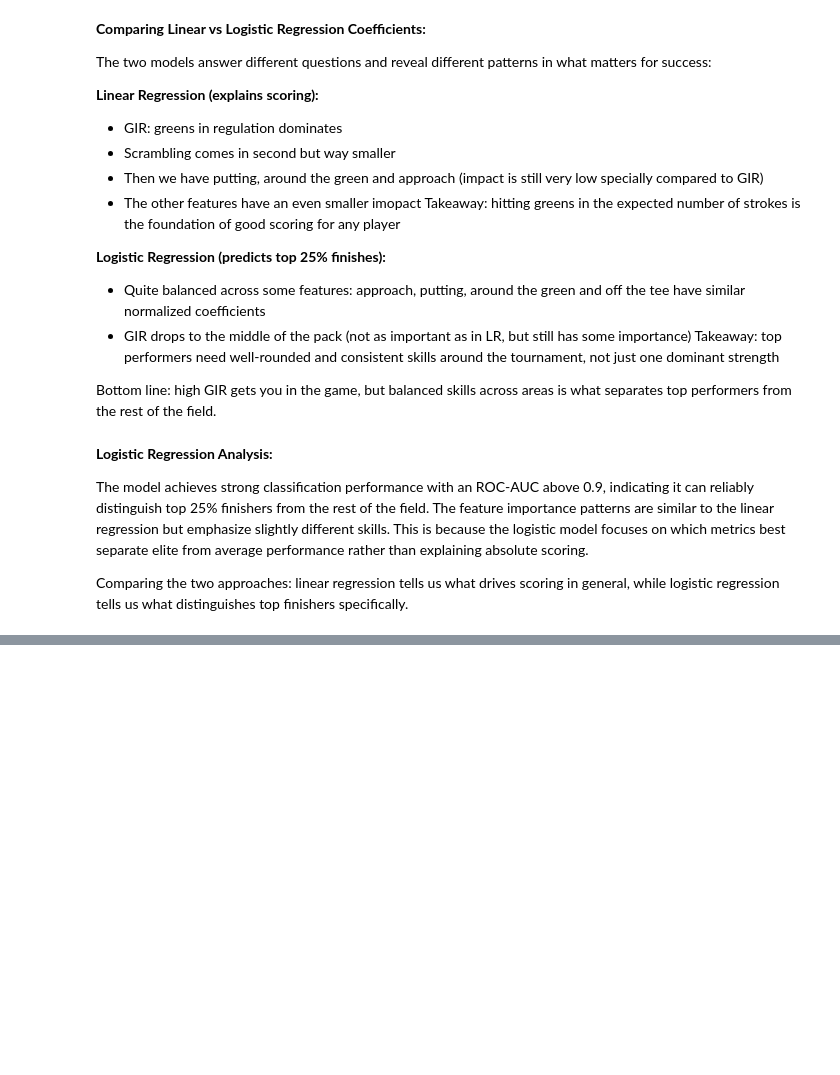
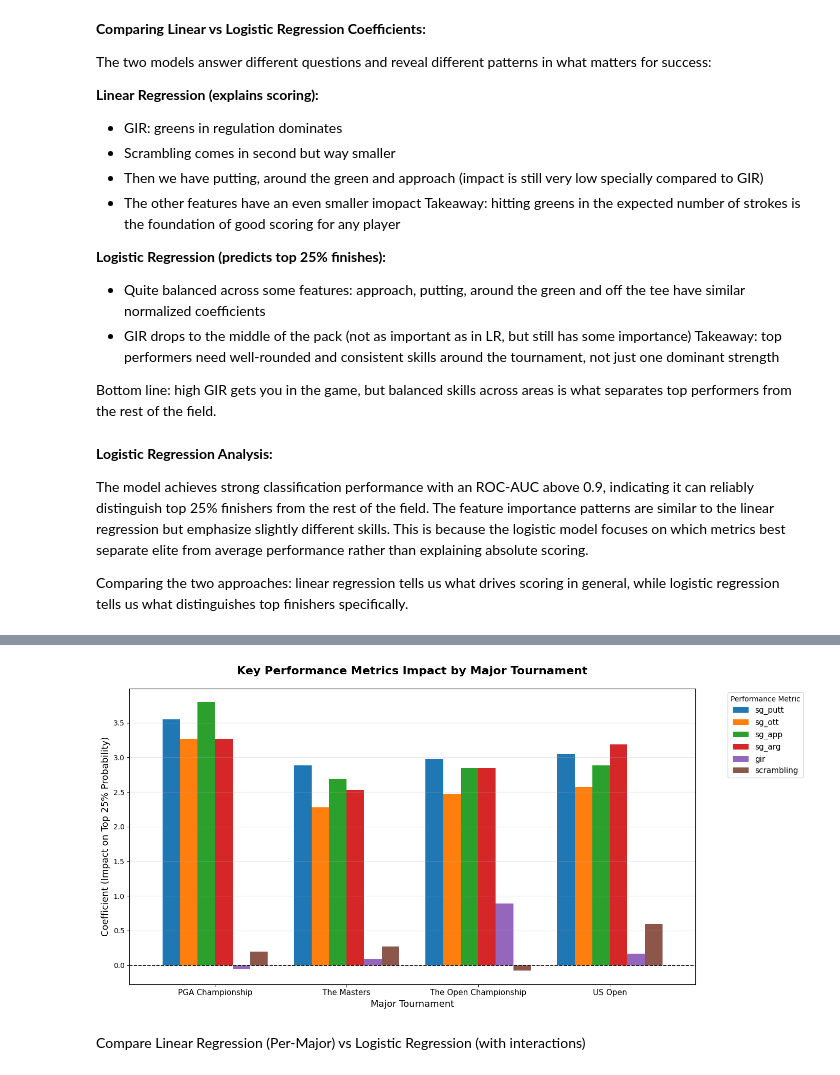
Before and after one commit to pinaluciana/Golf_project, a Jupyter notebook: notebooks/2_Regression_models.ipynb, the cells around one changed output, grey strips where cells are left out. Saved outputs shown, nothing was run; the diff lists cells and outputs as text; code cells hidden in the pictures; blank space fills up the shorter version.

```diff
--- a/notebooks/2_Regression_models.ipynb
+++ b/notebooks/2_Regression_models.ipynb
@@ -616,0 +794,30 @@ Comparing the two approaches: linear regression tells us what drives scoring in
+# %%
+# Create a bar chart to compare for key metrics side by side across Majors
+# Select the most important metrics we want to focus on
+key_metrics = ['sg_putt', 'sg_ott', 'sg_app', 'sg_arg', 'gir', 'scrambling']
+
+# Extract these metrics from our comparison table
+subset = comparison_table.loc[key_metrics]
+
+# Create grouped bar chart
+# X-axis: major tournaments (one group per major)
+# Y-axis: coefficient value (impact on top 25% probability)
+# Each metric gets one different color
+ax = subset.T.plot(kind='bar', figsize=(14, 7), width=0.8) # Transpose so Majors are on x-axis
+plt.title('Key Performance Metrics Impact by Major Tournament', fontsize=16, fontweight='bold', pad=20)
+plt.xlabel('Major Tournament', fontsize=13)
+plt.ylabel('Coefficient (Impact on Top 25% Probability)', fontsize=13)
+
+# Place legend outside plot area so it doesnt cover the bars
+plt.legend(title='Performance Metric', bbox_to_anchor=(1.05, 1), loc='upper left', fontsize=11)
+plt.axhline(y=0, color='black', linestyle='--', linewidth=1.2)
+
+# Add horoizontal gridlines for easier reading, and improve readibility overall
+plt.grid(axis='y', alpha=0.3)
+plt.xticks(rotation=0, fontsize=11)
+plt.tight_layout()
+plt.show()
+# %% [output]
+[figure, added]
+# %% [markdown]
+Compare Linear Regression (Per-Major) vs Logistic Regression (with interactions)
```
Also changed, not shown: parts of 9 cells of this notebook.
